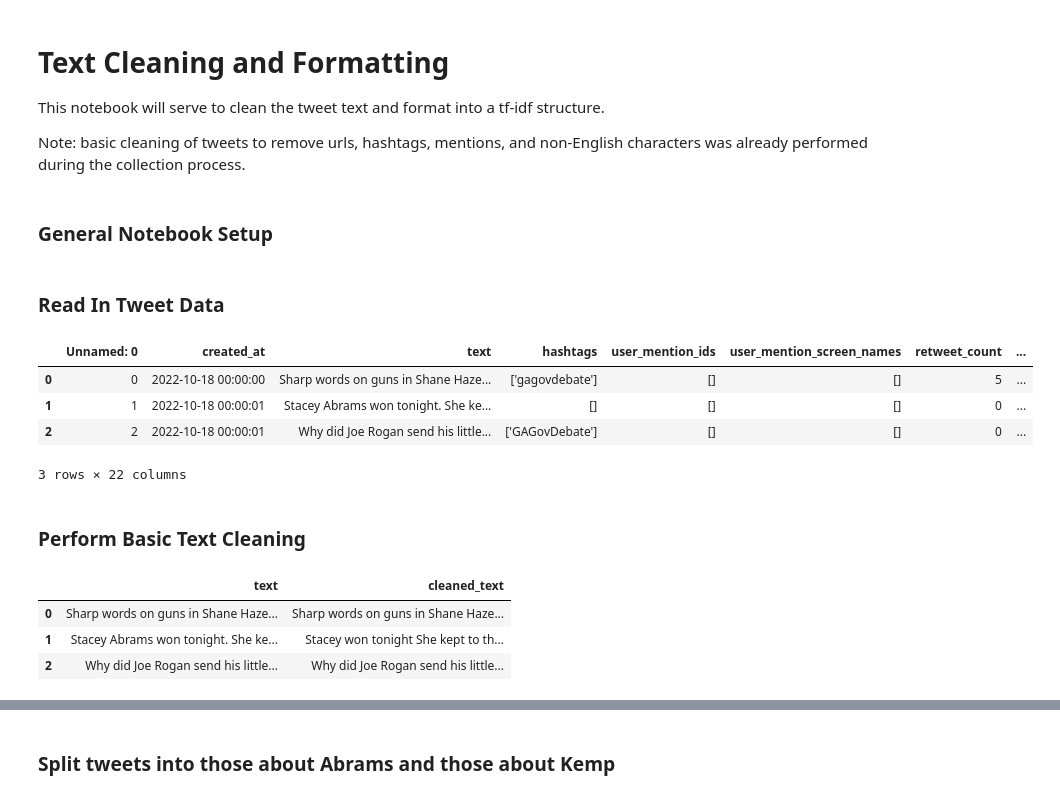
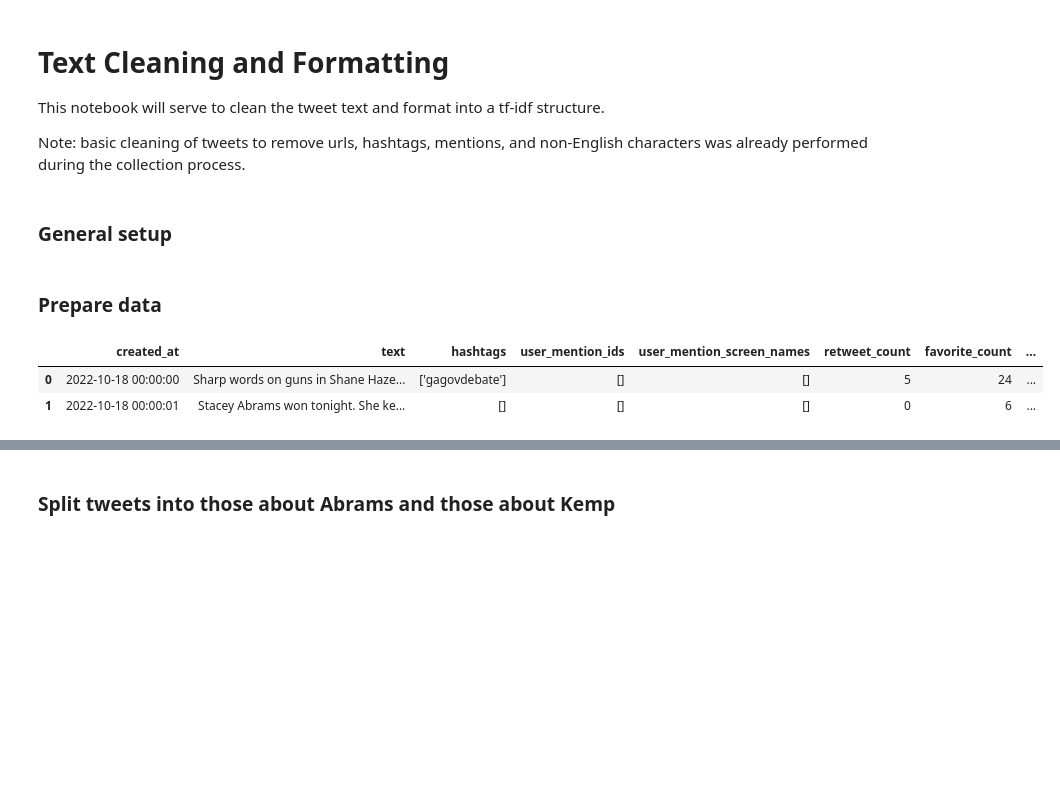
Before and after one commit to monroefarris/anly580_final_project, a Jupyter notebook: Analysis_Code/topic_modeling.ipynb, the cells around one changed output, grey strips where cells are left out. Drawn from its saved outputs; the diff is of its cells as text; code cells hidden in the pictures; blank space fills up the shorter version.

```diff
--- a/Analysis_Code/topic_modeling.ipynb
+++ b/Analysis_Code/topic_modeling.ipynb
@@ -5,7 +5,7 @@ This notebook will serve to clean the tweet text and format into a tf-idf struct
 
 Note: basic cleaning of tweets to remove urls, hashtags, mentions, and non-English characters was already performed during the collection process.
 # %% [markdown]
-### General Notebook Setup
+### General setup
 # %%
 # Import packages
 import pandas as pd
@@ -52,46 +49,15 @@ plt.rcParams.update({
                      'ytick.color': text_color,
                      'ytick.labelsize' : tick_text_size,
                      })
-# %% [markdown]
-### Read In Tweet Data
+# %% [markdown]
+### Prepare data
 # %%
 # Read in data
-data = pd.read_csv('../Data_Merged/all_data.csv')
+data = pd.read_csv('./cleaned_tweet_data.csv')
 
 # View first few rows of data
-data.head(3)
+data.head(2)
 # %% [output]
-|  | Unnamed: 0 | created_at | text | hashtags | user_mention_ids | user_mention_screen_names | retweet_count | ... |
-| 0 | 0 | 2022-10-18 00:00:00 | Sharp words on guns in Shane Haze... | ['gagovdebate'] | [] | [] | 5 | ... |
-| 1 | 1 | 2022-10-18 00:00:01 | Stacey Abrams won tonight. She ke... | [] | [] | [] | 0 | ... |
-| 2 | 2 | 2022-10-18 00:00:01 | Why did Joe Rogan send his little... | ['GAGovDebate'] | [] | [] | 0 | ... |
+|  | created_at | text | hashtags | user_mention_ids | user_mention_screen_names | retweet_count | favorite_count | ... |
+| 0 | 2022-10-18 00:00:00 | Sharp words on guns in Shane Haze... | ['gagovdebate'] | [] | [] | 5 | 24 | ... |
+| 1 | 2022-10-18 00:00:01 | Stacey Abrams won tonight. She ke... | [] | [] | [] | 0 | 6 | ... |
-3 rows × 22 columns
-# %% [markdown]
-### Perform Basic Text Cleaning
-# %%
-# Create regex statement for cleaning
-replace = [
-    (r"[\t\n\r\*\.\@\,\-\/\:\"\!\?\)\#\(\'\;\&\^\$\[\]\=\%\|]", " "), # Punctuation and other junk
-    (r"\d+", " "),                                                    # Remove digits
-    (r"@[A-Za-z0-9]+"," "),                                           # Remove mentions
-    (r"abrams|kemp|Abrams|Kemp"," "),                                 # Remove mention of abrams or kemp
-    (r"\s+", " ")                                                     # Stip extra whitespace
-]
-
-# Loop through all tweets and apply regex cleaning
-train_sentences = []
-for i, d in enumerate(data['text']):
-    for repl in replace:
-        d = re.sub(repl[0], repl[1], d)
-    train_sentences.append(d)
-
-# Add cleaned text to as column in dataframe
-data['cleaned_text'] = train_sentences
-
-# View first few rows of text and cleaned text columns
-data[['text', 'cleaned_text']].head(3)
-# %% [output]
-|  | text | cleaned_text |
-| 0 | Sharp words on guns in Shane Haze... | Sharp words on guns in Shane Haze... |
-| 1 | Stacey Abrams won tonight. She ke... | Stacey won tonight She kept to th... |
-| 2 | Why did Joe Rogan send his little... | Why did Joe Rogan send his little... |
```
Also changed, not shown: parts of 15 cells of this notebook, 4 other files.
